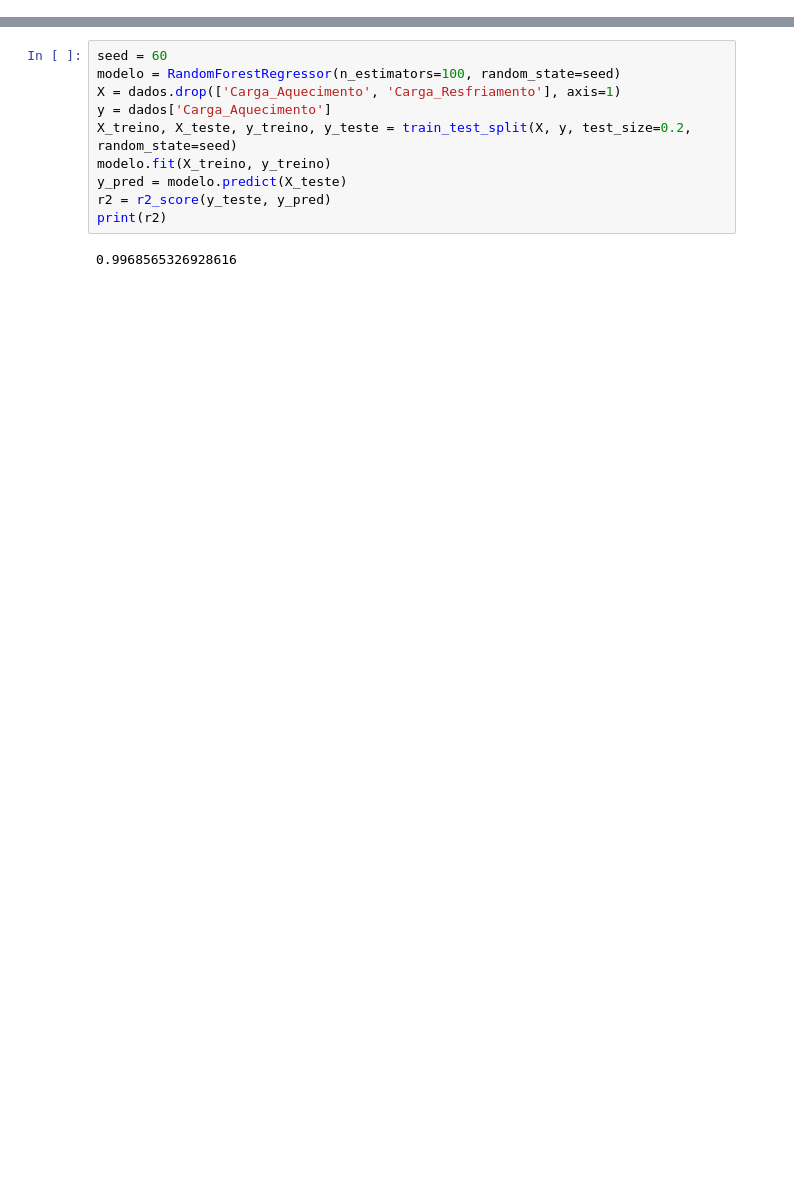
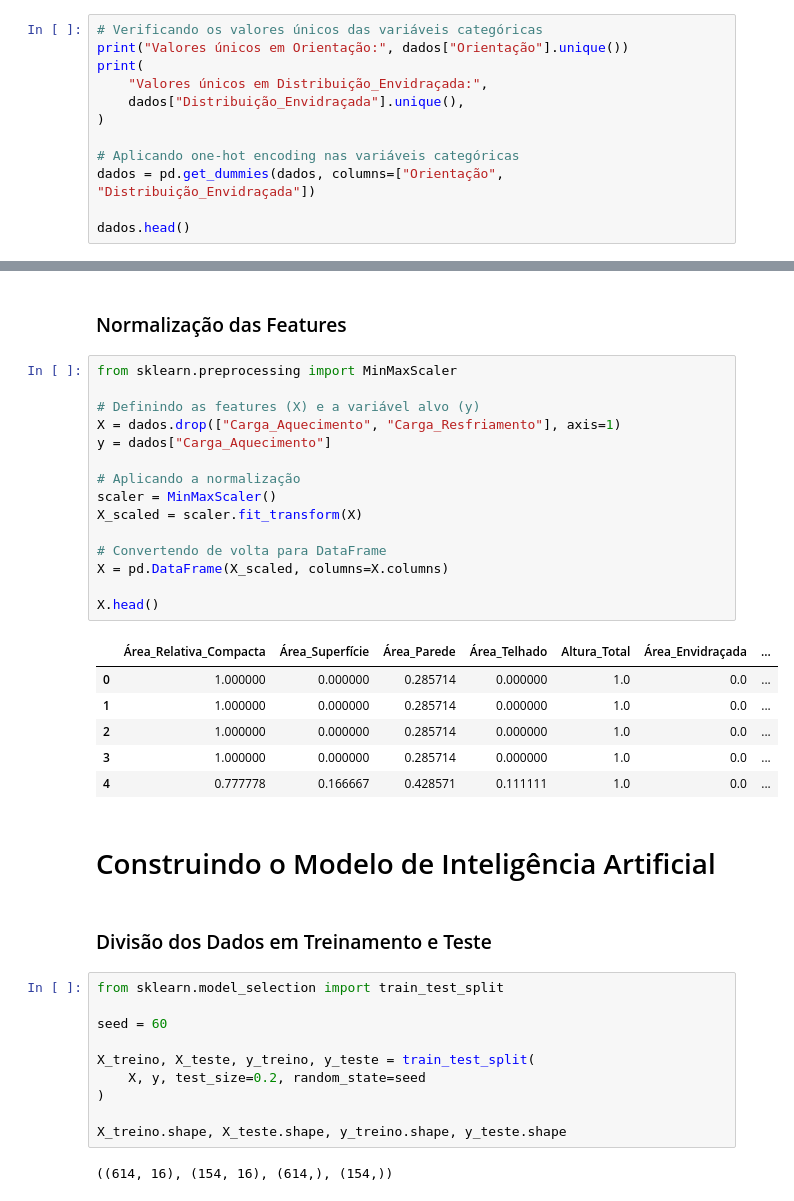
Before and after one commit to EmmanuelMNeto/Project_ia_a3, a Jupyter notebook: Project IA/ia.ipynb, the cells around one changed output, grey strips where cells are left out. Cells and saved outputs as stored; diff of their text form; blank space fills up the shorter version.

```diff
--- a/Project IA/ia.ipynb
+++ b/Project IA/ia.ipynb
@@ -29,0 +142,12 @@ display(dados)
+# %%
+# Verificando os valores únicos das variáveis categóricas
+print("Valores únicos em Orientação:", dados["Orientação"].unique())
+print(
+    "Valores únicos em Distribuição_Envidraçada:",
+    dados["Distribuição_Envidraçada"].unique(),
+)
+
+# Aplicando one-hot encoding nas variáveis categóricas
+dados = pd.get_dummies(dados, columns=["Orientação", "Distribuição_Envidraçada"])
+
+dados.head()
@@ -30,12 +163,40 @@ display(dados)
+# %% [markdown]
+### Normalização das Features
+# %%
+from sklearn.preprocessing import MinMaxScaler
+
+# Definindo as features (X) e a variável alvo (y)
+X = dados.drop(["Carga_Aquecimento", "Carga_Resfriamento"], axis=1)
+y = dados["Carga_Aquecimento"]
+
+# Aplicando a normalização
+scaler = MinMaxScaler()
+X_scaled = scaler.fit_transform(X)
+
+# Convertendo de volta para DataFrame
+X = pd.DataFrame(X_scaled, columns=X.columns)
+
+X.head()
+# %% [output]
+|  | Área_Relativa_Compacta | Área_Superfície | Área_Parede | Área_Telhado | Altura_Total | Área_Envidraçada | ... |
+| 0 | 1.000000 | 0.000000 | 0.285714 | 0.000000 | 1.0 | 0.0 | ... |
+| 1 | 1.000000 | 0.000000 | 0.285714 | 0.000000 | 1.0 | 0.0 | ... |
+| 2 | 1.000000 | 0.000000 | 0.285714 | 0.000000 | 1.0 | 0.0 | ... |
+| 3 | 1.000000 | 0.000000 | 0.285714 | 0.000000 | 1.0 | 0.0 | ... |
+| 4 | 0.777778 | 0.166667 | 0.428571 | 0.111111 | 1.0 | 0.0 | ... |
+# %% [markdown]
+# Construindo o Modelo de Inteligência Artificial
+# %% [markdown]
+### Divisão dos Dados em Treinamento e Teste
 # %%
+from sklearn.model_selection import train_test_split
+
 seed = 60
-modelo = RandomForestRegressor(n_estimators=100, random_state=seed)
-X = dados.drop(['Carga_Aquecimento', 'Carga_Resfriamento'], axis=1)
-y = dados['Carga_Aquecimento']
-X_treino, X_teste, y_treino, y_teste = train_test_split(X, y, test_size=0.2, random_state=seed)
-modelo.fit(X_treino, y_treino)
-y_pred = modelo.predict(X_teste)
-r2 = r2_score(y_teste, y_pred)
-print(r2)
+
+X_treino, X_teste, y_treino, y_teste = train_test_split(
+    X, y, test_size=0.2, random_state=seed
+)
+
+X_treino.shape, X_teste.shape, y_treino.shape, y_teste.shape
 # %% [output]
-0.9968565326928616
+((614, 16), (154, 16), (614,), (154,))
```
Also changed, not shown: parts of 24 cells of this notebook.
